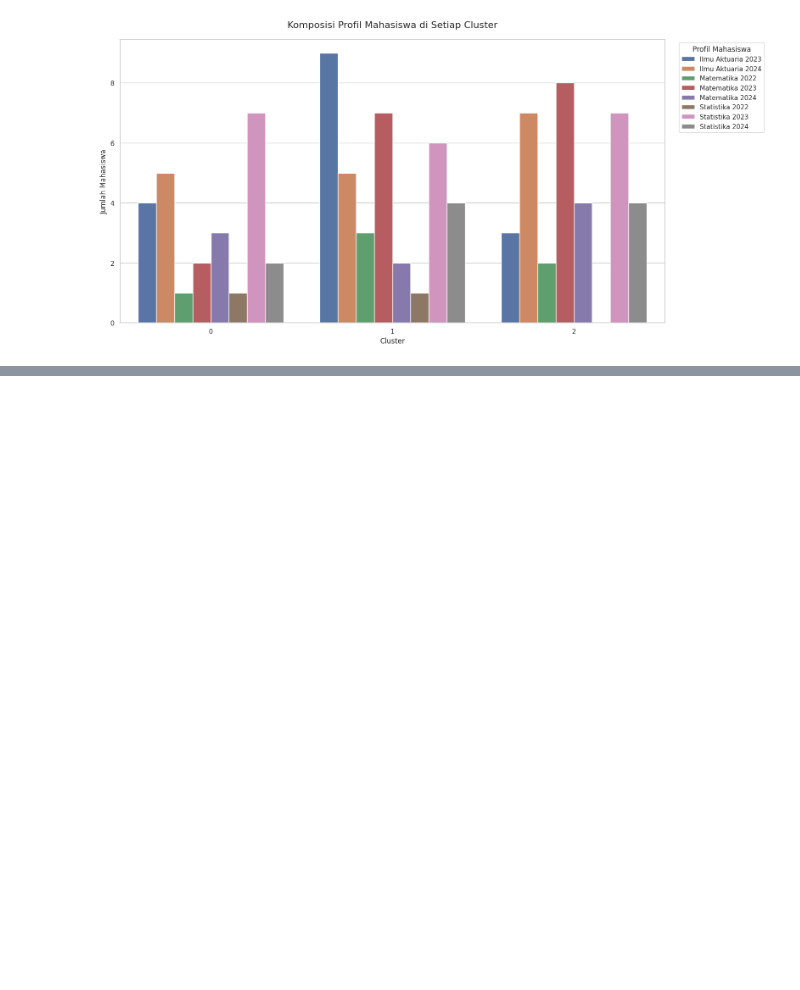
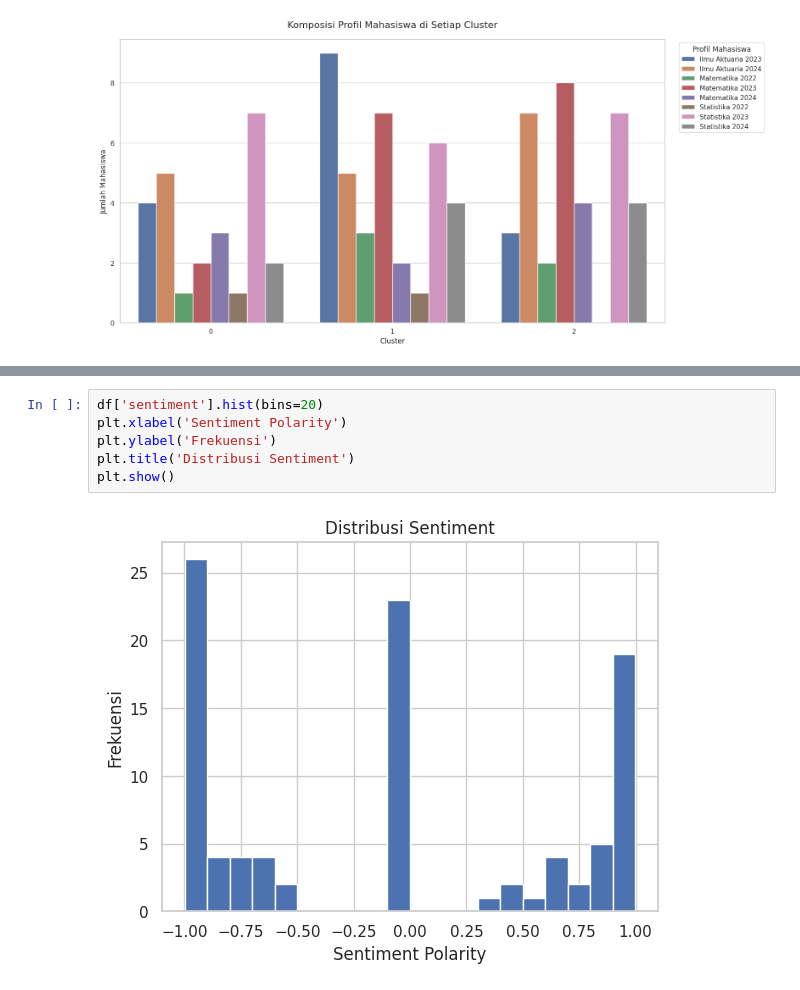
Before and after one commit to EvansKizito/SAMPLING-DAN-RANCANGAN-SURVEY, a Jupyter notebook: cluster_and_sentiment.ipynb, the cells around one changed output, grey strips where cells are left out. Drawn from its saved outputs; the diff is of its cells as text; blank space fills up the shorter version.

```diff
--- a/cluster_and_sentiment.ipynb
+++ b/cluster_and_sentiment.ipynb
@@ -365,0 +472,8 @@ plt.show()
+# %%
+df['sentiment'].hist(bins=20)
+plt.xlabel('Sentiment Polarity')
+plt.ylabel('Frekuensi')
+plt.title('Distribusi Sentiment')
+plt.show()
+# %% [output]
+[figure, added]
```
Also changed, not shown: parts of 13 cells of this notebook.
